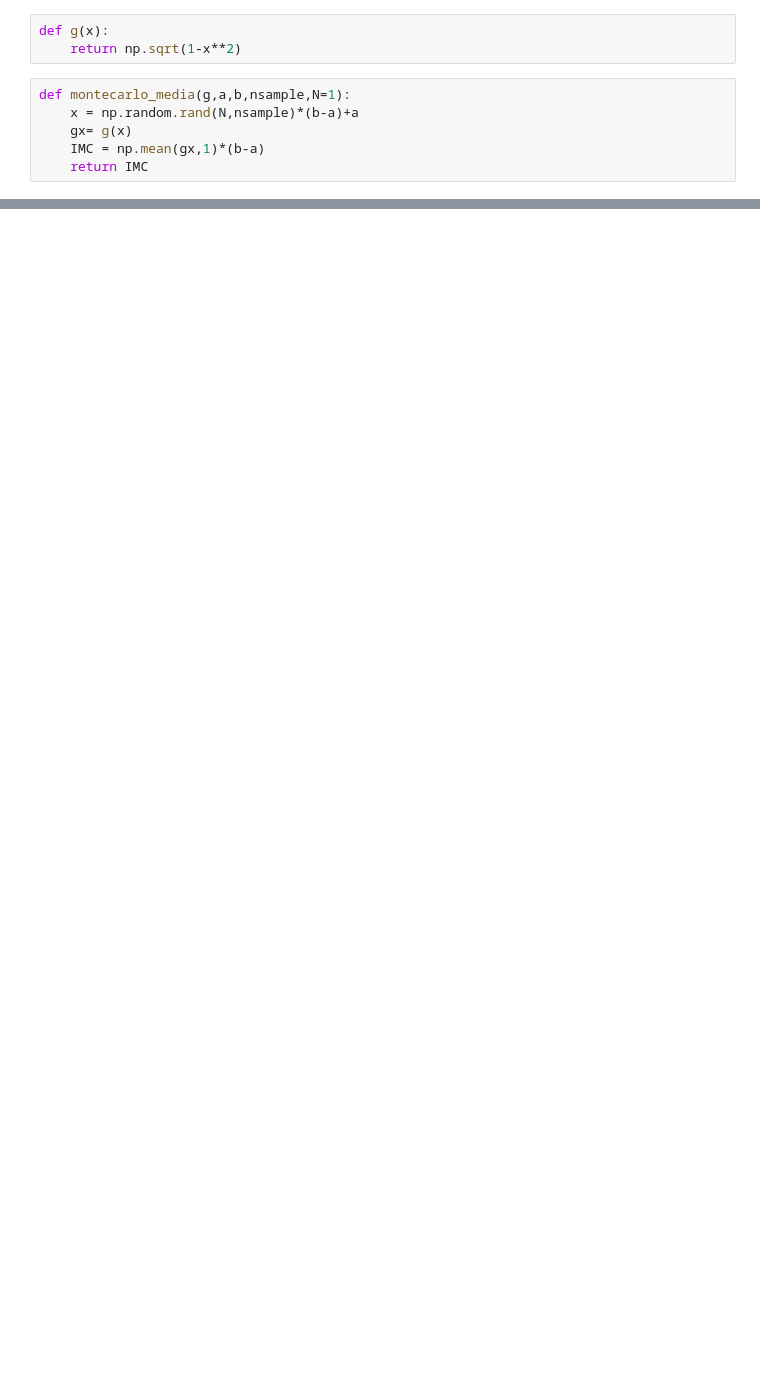
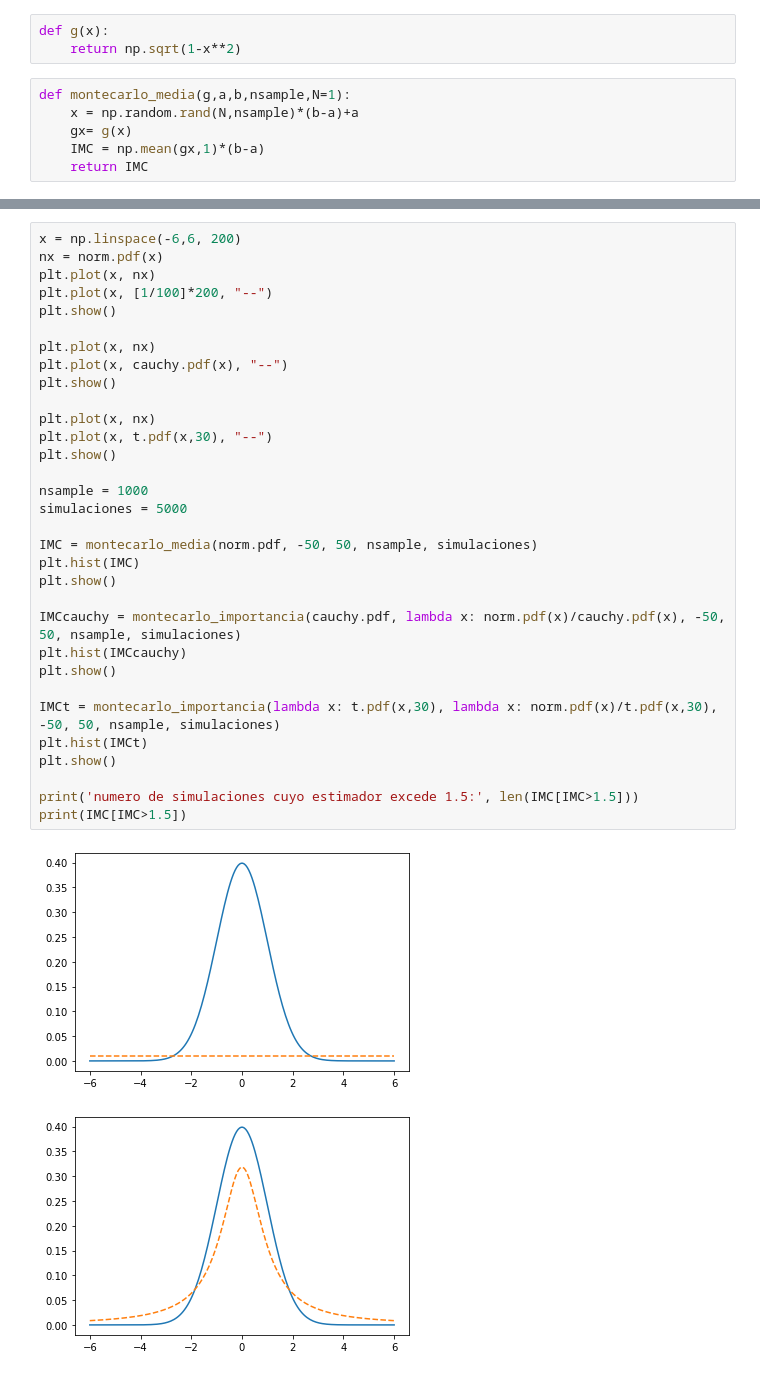
Before and after one commit to OscarGB/MUCD-CN, a Jupyter notebook: Integracion de Monte-Carlo/Untitled.ipynb, the cells around one changed output, grey strips where cells are left out. Cells and saved outputs as stored; diff of their text form; blank space fills up the shorter version.

```diff
--- a/Integracion de Monte-Carlo/Untitled.ipynb
+++ b/Integracion de Monte-Carlo/Untitled.ipynb
@@ -119,0 +156,35 @@ plt.plot(df2.index, df2.lower, 'b', linewidth=0.5, alpha=0.75)
+# %%
+x = np.linspace(-6,6, 200)
+nx = norm.pdf(x)
+plt.plot(x, nx)
+plt.plot(x, [1/100]*200, "--")
+plt.show()
+
+plt.plot(x, nx)
+plt.plot(x, cauchy.pdf(x), "--")
+plt.show()
+
+plt.plot(x, nx)
+plt.plot(x, t.pdf(x,30), "--")
+plt.show()
+
+nsample = 1000
+simulaciones = 5000
+
+IMC = montecarlo_media(norm.pdf, -50, 50, nsample, simulaciones)
+plt.hist(IMC)
+plt.show()
+
+IMCcauchy = montecarlo_importancia(cauchy.pdf, lambda x: norm.pdf(x)/cauchy.pdf(x), -50, 50, nsample, simulaciones)
+plt.hist(IMCcauchy)
+plt.show()
+
+IMCt = montecarlo_importancia(lambda x: t.pdf(x,30), lambda x: norm.pdf(x)/t.pdf(x,30), -50, 50, nsample, simulaciones)
+plt.hist(IMCt)
+plt.show()
+
+print('numero de simulaciones cuyo estimador excede 1.5:', len(IMC[IMC>1.5]))
+print(IMC[IMC>1.5])
+# %% [output]
+[figure, added]
+[figure, added]
```
Also changed, not shown: parts of 7 cells of this notebook.
